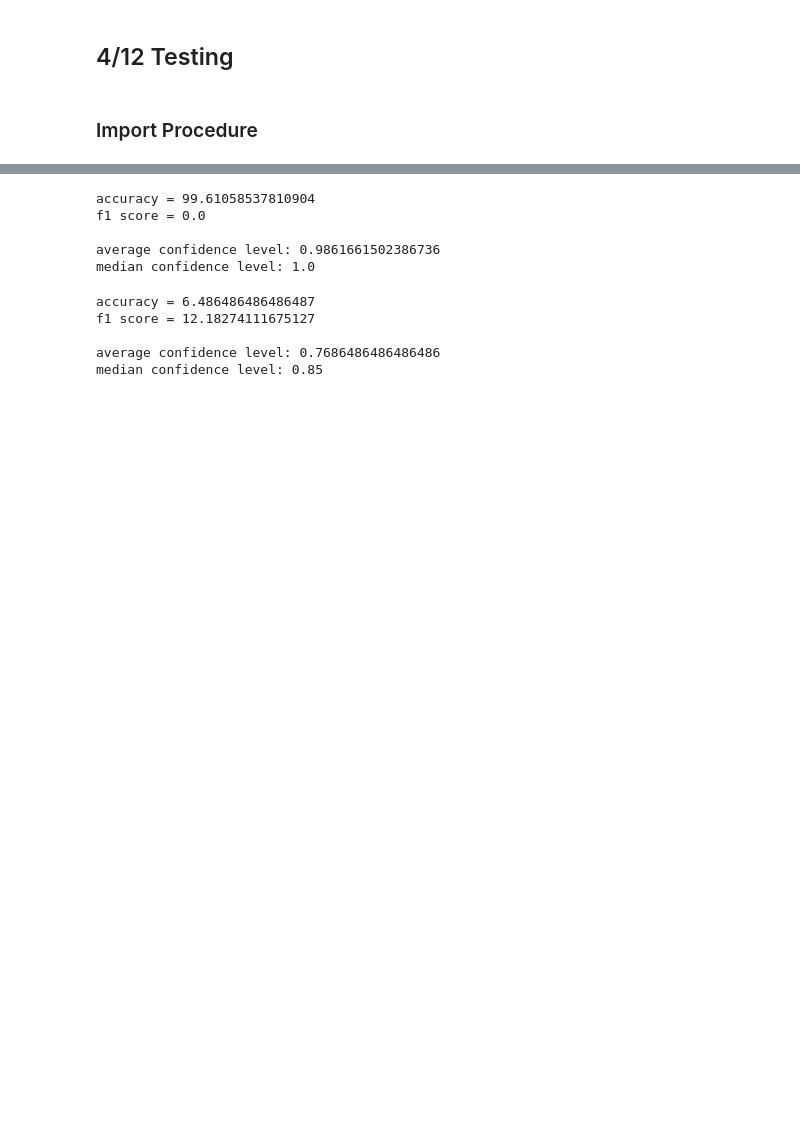
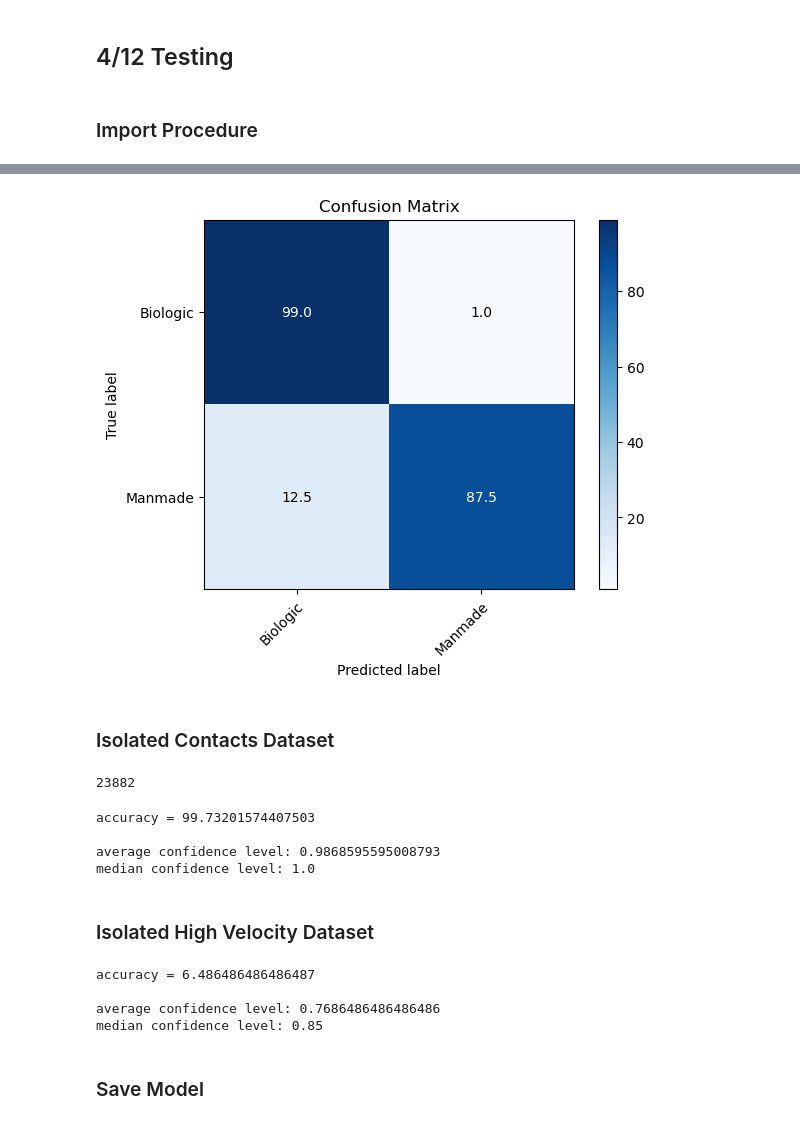
Before and after one commit to tuckerdickson/RADAR-Declutter, a Jupyter notebook: notebooks/feature_vectors.ipynb, the cells around one changed output, grey strips where cells are left out. Cells and saved outputs as stored; diff of their text form; code cells hidden in the pictures; blank space fills up the shorter version.

```diff
--- a/notebooks/feature_vectors.ipynb
+++ b/notebooks/feature_vectors.ipynb
@@ -1052,19 +1088,54 @@ median confidence level: 0.98
+# %%
+# Create a figure and axis
+fig, ax = plt.subplots()
+
+# Plot the confusion matrix
+im = ax.imshow(new_cm, interpolation='nearest', cmap=plt.cm.Blues)
+ax.figure.colorbar(im, ax=ax)
+
+# Add labels and title
+ax.set(xticks=np.arange(cm.shape[1]),
+       yticks=np.arange(cm.shape[0]),
+       xticklabels=['Biologic', 'Manmade'], yticklabels=['Biologic', 'Manmade'],
+       title='Confusion Matrix',
+       ylabel='True label',
+       xlabel='Predicted label')
+
+# Rotate the tick labels and set their alignment
+plt.setp(ax.get_xticklabels(), rotation=45, ha="right",
+         rotation_mode="anchor")
+
+# Add values to the matrix
+fmt = 'd'
+thresh = 50
+for i in range(len(new_cm)):
+    for j in range(len(new_cm[0])):
+        ax.text(j, i, new_cm[i][j],
+                ha="center", va="center",
+                color="white" if new_cm[i][j] > thresh else "black")
+
+plt.savefig('./plots/testing_results/confusions/cm_(ecco_mb_md)_full_0414.png', bbox_inches='tight')
+# %% [output]
+[figure, added]
+# %% [markdown]
+### Isolated Contacts Dataset
 # %%
 large_dataset = [
     dataset_config['Contacts'],
 ]
 X_test_contacts, Y_test_contacts = large_datasets_to_fvs_and_labels(datasets=large_dataset, usecols=usecols, feature_list=feature_lists['full'], chunk_size=10000)
+# %%
+print(len(Y_test_contacts))
+# %% [output]
+23882
 # %%
 rf_pred = rf.predict(X_test_contacts)
 
 # get the confidence levels of each model
 rf_confidence_pair = rf.predict_proba(X_test_contacts)
 
-accuracy = metrics.accuracy_score(Y_test_contacts, rf_pred)
-print(f'accuracy = {100 * accuracy}')
-
-accuracy = metrics.f1_score(Y_test_contacts, rf_pred)
-print(f'f1 score = {100 * accuracy}')
+accuracy_contacts = metrics.accuracy_score(Y_test_contacts, rf_pred)
+print(f'accuracy = {100 * accuracy_contacts}')
 
 rf_confidence = [max(pair) for pair in rf_confidence_pair]
 avg_rf_confidence = np.mean(rf_confidence)
@@ -1072,12 +1143,21 @@ med_rf_confidence = np.median(rf_confidence)
 
 print(f'\naverage confidence level: {avg_rf_confidence}')
 print(f'median confidence level: {med_rf_confidence}')
+
+# Open the file in append mode
+with open('./plots/testing_results/acc_f1/output_(ecco_mb_md_highvel)_full_0414.txt', 'a') as file:
+    # Write some text to the end of the file
+    file.write('-------------\ntested: contacts_20_percent\n')
+    file.write(f'accuracy = {100 * accuracy_contacts}\n')
+    file.write(f'average confidence level: {avg_rf_confidence}\n')
+    file.write(f'median confidence level: {med_rf_confidence}\n')
 # %% [output]
-accuracy = 99.61058537810904
-f1 score = 0.0
+accuracy = 99.73201574407503
 
-average confidence level: 0.9861661502386736
+average confidence level: 0.9868595595008793
 median confidence level: 1.0
+# %% [markdown]
+### Isolated High Velocity Dataset
 # %%
 high_vel_dataset = [
     dataset_config['High_Vel'],
@@ -1095,11 +1175,8 @@ rf_pred = rf.predict(fv_df_list_high_vel[0])
 # get the confidence levels of each model
 rf_confidence_pair = rf.predict_proba(fv_df_list_high_vel[0])
 
-accuracy = metrics.accuracy_score(labels_high_vel[0], rf_pred)
-print(f'accuracy = {100 * accuracy}')
-
-accuracy = metrics.f1_score(labels_high_vel[0], rf_pred)
-print(f'f1 score = {100 * accuracy}')
+accuracy_20230914 = metrics.accuracy_score(labels_high_vel[0], rf_pred)
+print(f'accuracy = {100 * accuracy_20230914}')
 
 rf_confidence = [max(pair) for pair in rf_confidence_pair]
 avg_rf_confidence = np.mean(rf_confidence)
@@ -1107,9 +1184,18 @@ med_rf_confidence = np.median(rf_confidence)
 
 print(f'\naverage confidence level: {avg_rf_confidence}')
 print(f'median confidence level: {med_rf_confidence}')
+
+# Open the file in append mode
+with open('./plots/testing_results/acc_f1/output_(ecco_mb_md)_full_0414.txt', 'a') as file:
+    # Write some text to the end of the file
+    file.write('-------------\ntested: 20230914_full\n')
+    file.write(f'accuracy = {100 * accuracy_20230914}\n')
+    file.write(f'average confidence level: {avg_rf_confidence}\n')
+    file.write(f'median confidence level: {med_rf_confidence}\n')
 # %% [output]
 accuracy = 6.486486486486487
-f1 score = 12.18274111675127
 
 average confidence level: 0.7686486486486486
 median confidence level: 0.85
+# %% [markdown]
+### Save Model
```
Also changed, not shown: parts of 9 cells of this notebook, 1 other file.
